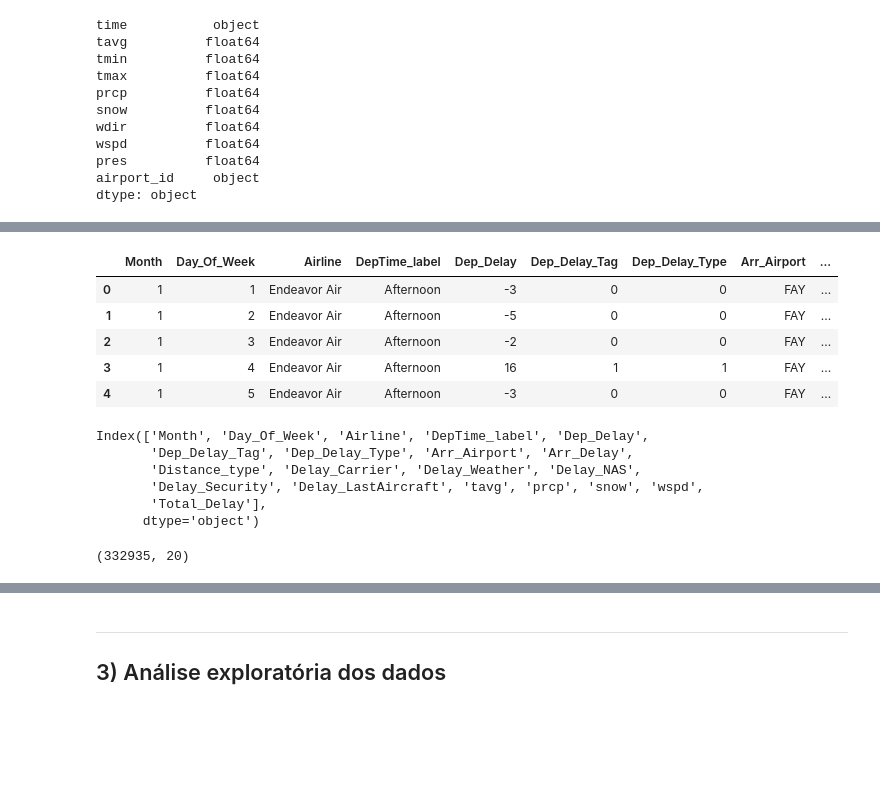
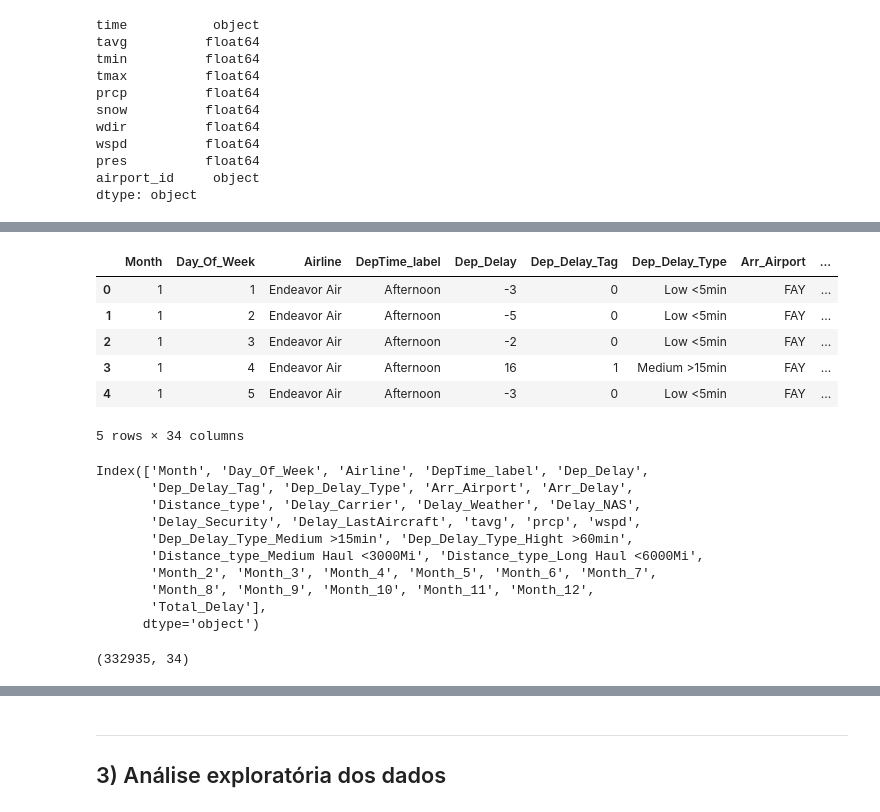
Before and after one commit to thomaskmk/cdados-3, a Jupyter notebook: teste.ipynb, the cells around one changed output, grey strips where cells are left out. Drawn from its saved outputs; the diff is of its cells as text; code cells hidden in the pictures; blank space fills up the shorter version.

```diff
--- a/teste.ipynb
+++ b/teste.ipynb
@@ -131,7 +145,7 @@ pres          float64
 airport_id     object
 dtype: object
 # %%
-dados_clima_subset = dados_clima[['time', 'tavg', 'prcp', 'snow', 'wspd']]
+dados_clima_subset = dados_clima[['time', 'tavg', 'prcp', 'wspd']]
 
 # Realiza o merge com a subset dos dados_clima
 dados = dados.merge(dados_clima_subset, left_on='FlightDate', right_on='time', how='left')
@@ -147,37 +170,55 @@ for column in columns_to_drop:
 # %%
 # Adaptando as colunas para o tipo correto
 dados.Day_Of_Week = dados.Day_Of_Week.astype('category')
 dados.Dep_Delay_Tag = dados.Dep_Delay_Tag.astype('category')
 
 # Substituindo os valores categóricos por valores numéricos
 dados.Dep_Delay_Type = dados.Dep_Delay_Type.astype('category') # Tipo do atraso na partida
-dados['Dep_Delay_Type'] = dados['Dep_Delay_Type'].cat.rename_categories({'Low <5min': 0, 'Medium >15min': 1, 'Hight >60min': 2})
+dados['Dep_Delay_Type'] = pd.Categorical(dados['Dep_Delay_Type'], categories=['Low <5min', 'Medium >15min', 'Hight >60min'], ordered=True)
+
+dummies = pd.get_dummies(dados['Dep_Delay_Type'], prefix='Dep_Delay_Type', drop_first=True, dtype='int64')
+dados = pd.concat([dados, dummies], axis=1)
 
 dados.Distance_type = dados.Distance_type.astype('category') # Tipo da distância
-dados['Distance_type'] = dados['Distance_type'].cat.rename_categories({'Short Haul >1500Mi': 0, 'Medium Haul <3000Mi': 1, 'Long Haul <6000Mi': 2})
+dados['Distance_type'] = pd.Categorical(dados['Distance_type'], categories=['Short Haul >1500Mi', 'Medium Haul <3000Mi', 'Long Haul <6000Mi'], ordered=True)
+
+dummies = pd.get_dummies(dados['Distance_type'], prefix='Distance_type', drop_first=True, dtype='int64')
+dados = pd.concat([dados, dummies], axis=1)
 
 # Substituindo a data do voo pelo mês
 dados['FlightDate'] = pd.to_datetime(dados['FlightDate']).dt.month
 dados.rename(columns={'FlightDate': 'Month'}, inplace=True)
 
+dummies = pd.get_dummies(dados['Month'], prefix='Month', drop_first=True, dtype='int64')
+dados = pd.concat([dados, dummies], axis=1)
+
 # Adicionando a coluna de atraso total
 dados['Total_Delay'] = dados['Dep_Delay'] + dados['Arr_Delay']
+
+# Dataframe com varíaveis quantitativas
+dados_quant = dados[['Total_Delay','Dep_Delay_Type_Medium >15min', 'Dep_Delay_Type_Hight >60min', 'Distance_type_Medium Haul <3000Mi', 'Distance_type_Long Haul <6000Mi', 'tavg', 'prcp', 'wspd', 'Month_2', 'Month_3', 'Month_4', 'Month_5', 'Month_6', 'Month_7','Month_8', 'Month_9', 'Month_10', 'Month_11', 'Month_12']]
 
 # Verificando os dados
 display(dados.head(5))
 display(dados.columns)
 display(dados.shape)
+display(dados_quant.head(5))
 # %% [output]
 |  | Month | Day_Of_Week | Airline | DepTime_label | Dep_Delay | Dep_Delay_Tag | Dep_Delay_Type | Arr_Airport | ... |
-| 0 | 1 | 1 | Endeavor Air | Afternoon | -3 | 0 | 0 | FAY | ... |
-| 1 | 1 | 2 | Endeavor Air | Afternoon | -5 | 0 | 0 | FAY | ... |
-| 2 | 1 | 3 | Endeavor Air | Afternoon | -2 | 0 | 0 | FAY | ... |
-| 3 | 1 | 4 | Endeavor Air | Afternoon | 16 | 1 | 1 | FAY | ... |
-| 4 | 1 | 5 | Endeavor Air | Afternoon | -3 | 0 | 0 | FAY | ... |
+| 0 | 1 | 1 | Endeavor Air | Afternoon | -3 | 0 | Low <5min | FAY | ... |
+| 1 | 1 | 2 | Endeavor Air | Afternoon | -5 | 0 | Low <5min | FAY | ... |
+| 2 | 1 | 3 | Endeavor Air | Afternoon | -2 | 0 | Low <5min | FAY | ... |
+| 3 | 1 | 4 | Endeavor Air | Afternoon | 16 | 1 | Medium >15min | FAY | ... |
+| 4 | 1 | 5 | Endeavor Air | Afternoon | -3 | 0 | Low <5min | FAY | ... |
-Index(['Month', 'Day_Of_Week', 'Airline', 'DepTime_label', 'Dep_Delay',
-       'Dep_Delay_Tag', 'Dep_Delay_Type', 'Arr_Airport', 'Arr_Delay',
-       'Distance_type', 'Delay_Carrier', 'Delay_Weather', 'Delay_NAS',
-       'Delay_Security', 'Delay_LastAircraft', 'tavg', 'prcp', 'snow', 'wspd',
-       'Total_Delay'],
-      dtype='object')
+5 rows × 34 columns
-(332935, 20)
+Index(['Month', 'Day_Of_Week', 'Airline', 'DepTime_label', 'Dep_Delay',
+       'Dep_Delay_Tag', 'Dep_Delay_Type', 'Arr_Airport', 'Arr_Delay',
+       'Distance_type', 'Delay_Carrier', 'Delay_Weather', 'Delay_NAS',
+       'Delay_Security', 'Delay_LastAircraft', 'tavg', 'prcp', 'wspd',
+       'Dep_Delay_Type_Medium >15min', 'Dep_Delay_Type_Hight >60min',
+       'Distance_type_Medium Haul <3000Mi', 'Distance_type_Long Haul <6000Mi',
+       'Month_2', 'Month_3', 'Month_4', 'Month_5', 'Month_6', 'Month_7',
+       'Month_8', 'Month_9', 'Month_10', 'Month_11', 'Month_12',
+       'Total_Delay'],
+      dtype='object')
+(332935, 34)
```
Also changed, not shown: parts of 23 cells of this notebook.
